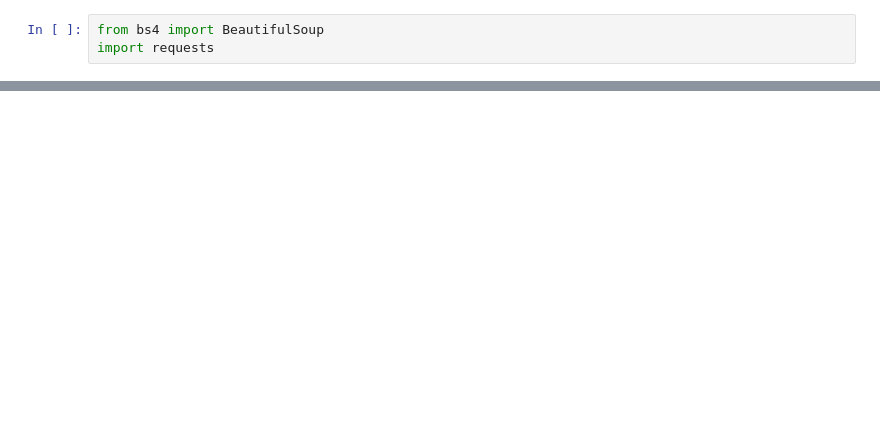
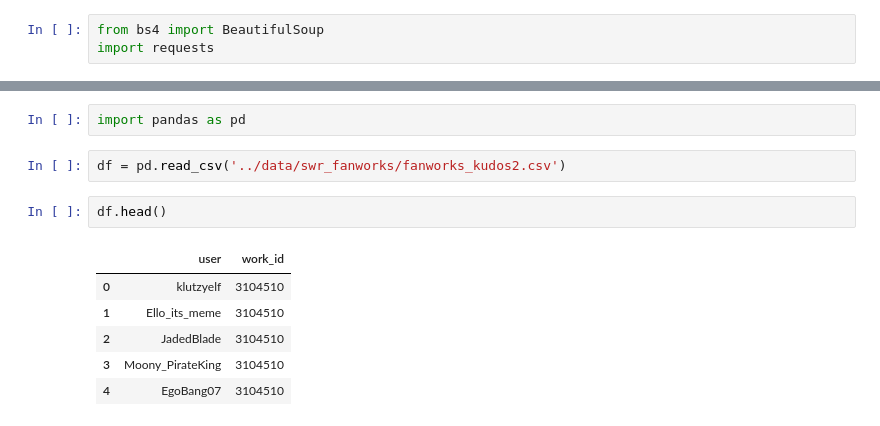
Before and after one commit to rsanjabi/narratives, a Jupyter notebook: notebooks/Messing Around.ipynb, the cells around one changed output, grey strips where cells are left out. Saved outputs shown, nothing was run; the diff lists cells and outputs as text; blank space fills up the shorter version.

```diff
--- a/notebooks/Messing Around.ipynb
+++ b/notebooks/Messing Around.ipynb
@@ -33,0 +36,13 @@ Access Denied
+# %%
+import pandas as pd
+# %%
+df = pd.read_csv('../data/swr_fanworks/fanworks_kudos2.csv')
+# %%
+df.head()
+# %% [output]
+|  | user | work_id |
+| 0 | klutzyelf | 3104510 |
+| 1 | Ello_its_meme | 3104510 |
+| 2 | JadedBlade | 3104510 |
+| 3 | Moony_PirateKing | 3104510 |
+| 4 | EgoBang07 | 3104510 |
```
Also changed, not shown: parts of 26 cells of this notebook, 15 other files.
